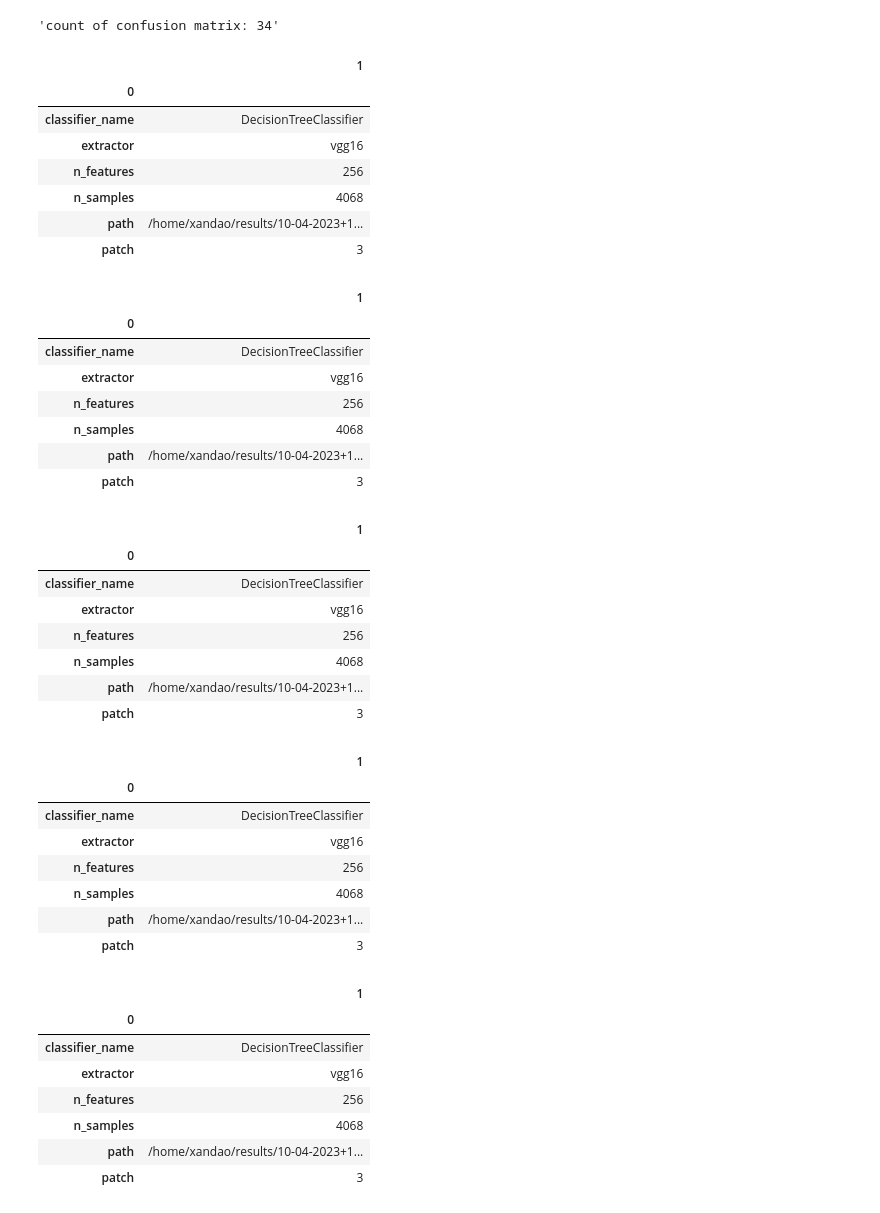
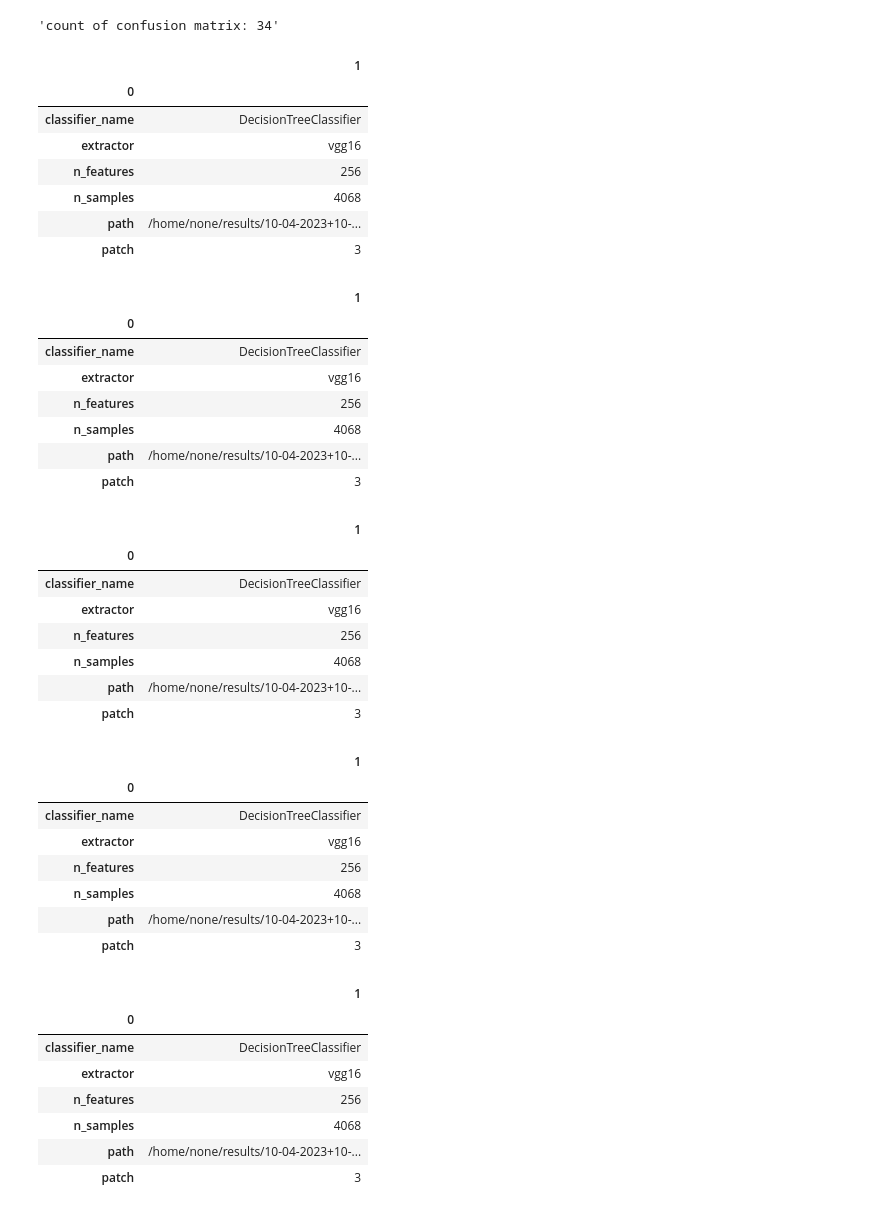
Before and after one commit to xaaaandao/piperaceae-identification-paper, a Jupyter notebook: figures/confusion_matrix.ipynb, the cells around one changed output. Drawn from its saved outputs; the diff is of its cells as text; code cells hidden in the pictures.

```diff
--- a/figures/confusion_matrix.ipynb
+++ b/figures/confusion_matrix.ipynb
@@ -77,7 +77,7 @@ def plot_cm(columns, confusion_matrix, filename, index, title):
     plt.clf()
     plt.close(figure)
 # %%
-confusion_matrix_files = [p for p in pathlib.Path('/home/xandao/results').rglob('confusion_matrix+sum.csv')]
+confusion_matrix_files = [p for p in pathlib.Path('/home/none/results').rglob('confusion_matrix+sum.csv')]
 display('count of confusion matrix: %d' % len(confusion_matrix_files))
 
 def get_classifier_name(df):
@@ -91,34 +91,34 @@ def get_classifier_name(df):
     elif 'svc' in classifier_name.lower():
         return 'SVM'
     elif 'mlp' in classifier_name.lower():
         return 'MLP'
 
 def get_title(path):
     fname = os.path.join(path, 'info.csv')
     df = pd.read_csv(fname, index_col=0, header=None, sep=';')
     classifier_name = df.iloc['classifier_name'][1]
     extractor = df.iloc['extractor'][1]
     n_samples = df.iloc['n_samples'][1]
     n_features = df.iloc['n_features'][1]
     patch = df.iloc['patch'][1]
     return 'Confusion Matrix\n(%s, %s, %s, %s)' % (classifier_name, extractor, n_samples, n_features, patch)
 
 for c in confusion_matrix_files:
     title = get_title(c.parents[2])
     df = pd.read_csv(c, header=0, index_col=0, sep=';')
     index = df.index
     columns = df.columns
     confusion_matrix = df.values
     # plot_cm(columns, confusion_matrix, index, title=)
 # %% [output]
 'count of confusion matrix: 34'
 |  | 1 |
 | 0 |  |
 | classifier_name | DecisionTreeClassifier |
 | extractor | vgg16 |
 | n_features | 256 |
 | n_samples | 4068 |
-| path | /home/xandao/results/10-04-2023+1... |
+| path | /home/none/results/10-04-2023+10-... |
 | patch | 3 |
 |  | 1 |
 | 0 |  |
@@ -126,7 +126,7 @@ for c in confusion_matrix_files:
 | extractor | vgg16 |
 | n_features | 256 |
 | n_samples | 4068 |
-| path | /home/xandao/results/10-04-2023+1... |
+| path | /home/none/results/10-04-2023+10-... |
 | patch | 3 |
 |  | 1 |
 | 0 |  |
@@ -134,7 +134,7 @@ for c in confusion_matrix_files:
 | extractor | vgg16 |
 | n_features | 256 |
 | n_samples | 4068 |
-| path | /home/xandao/results/10-04-2023+1... |
+| path | /home/none/results/10-04-2023+10-... |
 | patch | 3 |
 |  | 1 |
 | 0 |  |
@@ -142,7 +142,7 @@ for c in confusion_matrix_files:
 | extractor | vgg16 |
 | n_features | 256 |
 | n_samples | 4068 |
-| path | /home/xandao/results/10-04-2023+1... |
+| path | /home/none/results/10-04-2023+10-... |
 | patch | 3 |
 |  | 1 |
 | 0 |  |
@@ -150,7 +150,7 @@ for c in confusion_matrix_files:
 | extractor | vgg16 |
 | n_features | 256 |
 | n_samples | 4068 |
-| path | /home/xandao/results/10-04-2023+1... |
+| path | /home/none/results/10-04-2023+10-... |
 | patch | 3 |
 |  | 1 |
 | 0 |  |
```
Also changed, not shown: parts of 1 cell of this notebook, 6 other files.
